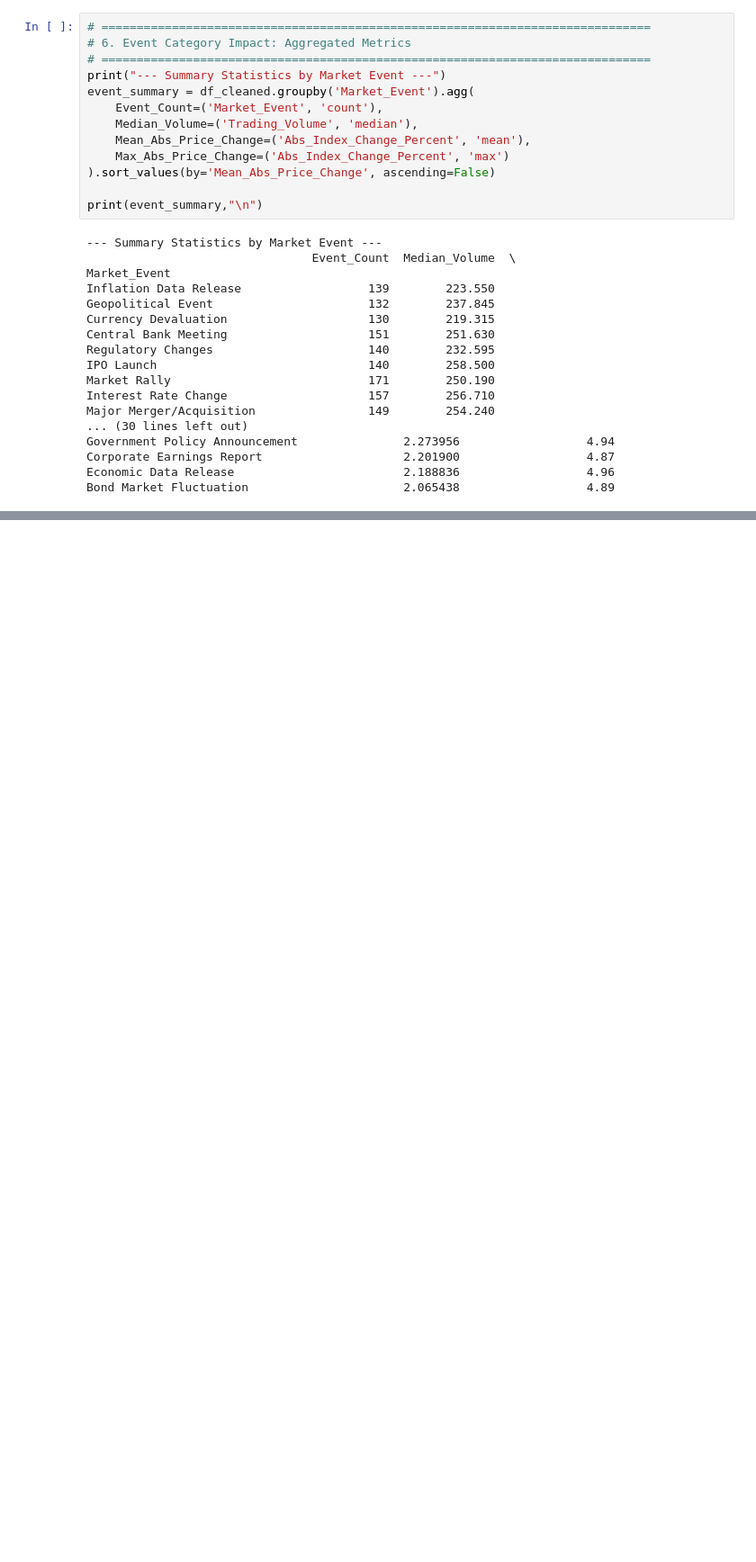
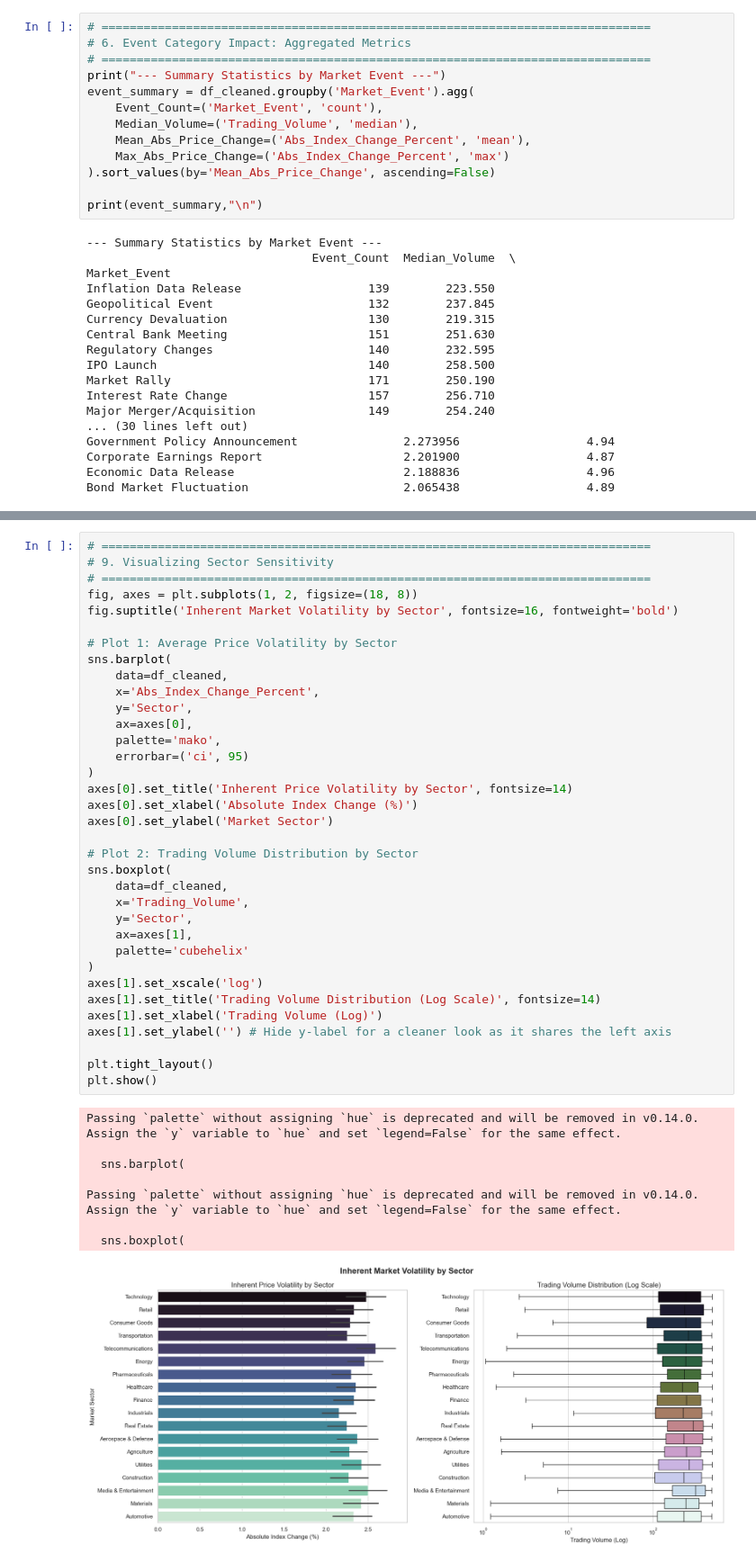
Before and after one commit to tajsharma/Market-Sentiment-Volatility-Analysis, a Jupyter notebook: cap2_eda.ipynb, the cells around one changed output, grey strips where cells are left out. Shown at 90% size. Saved outputs shown, nothing was run; the diff lists cells and outputs as text; blank space fills up the shorter version.

```diff
--- a/cap2_eda.ipynb
+++ b/cap2_eda.ipynb
@@ -153,0 +217,44 @@ Bond Market Fluctuation                      2.065438                  4.89
+# %%
+# ==============================================================================
+# 9. Visualizing Sector Sensitivity
+# ==============================================================================
+fig, axes = plt.subplots(1, 2, figsize=(18, 8))
+fig.suptitle('Inherent Market Volatility by Sector', fontsize=16, fontweight='bold')
+
+# Plot 1: Average Price Volatility by Sector
+sns.barplot(
+    data=df_cleaned,
+    x='Abs_Index_Change_Percent',
+    y='Sector',
+    ax=axes[0],
+    palette='mako',
+    errorbar=('ci', 95)
+)
+axes[0].set_title('Inherent Price Volatility by Sector', fontsize=14)
+axes[0].set_xlabel('Absolute Index Change (%)')
+axes[0].set_ylabel('Market Sector')
+
+# Plot 2: Trading Volume Distribution by Sector
+sns.boxplot(
+    data=df_cleaned,
+    x='Trading_Volume',
+    y='Sector',
+    ax=axes[1],
+    palette='cubehelix'
+)
+axes[1].set_xscale('log')
+axes[1].set_title('Trading Volume Distribution (Log Scale)', fontsize=14)
+axes[1].set_xlabel('Trading Volume (Log)')
+axes[1].set_ylabel('') # Hide y-label for a cleaner look as it shares the left axis
+
+plt.tight_layout()
+plt.show()
+# %% [output]
+Passing `palette` without assigning `hue` is deprecated and will be removed in v0.14.0. Assign the `y` variable to `hue` and set `legend=False` for the same effect.
+
+  sns.barplot(
+
+Passing `palette` without assigning `hue` is deprecated and will be removed in v0.14.0. Assign the `y` variable to `hue` and set `legend=False` for the same effect.
+
+  sns.boxplot(
+[figure, added]
```
Also changed, not shown: parts of 5 cells of this notebook.
